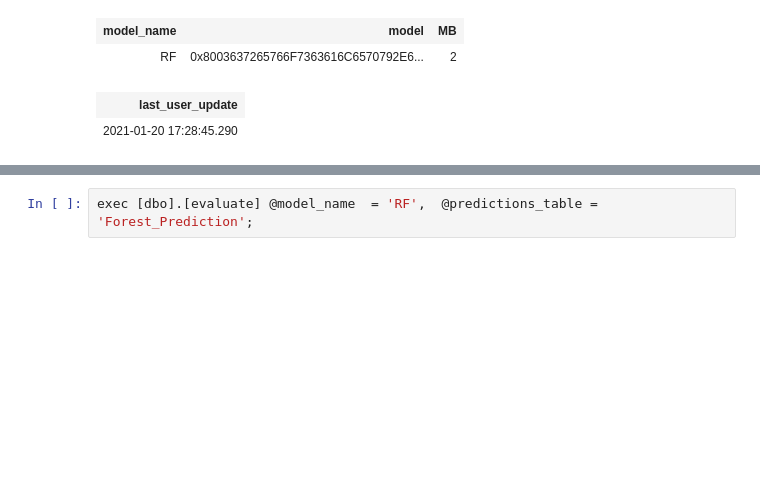
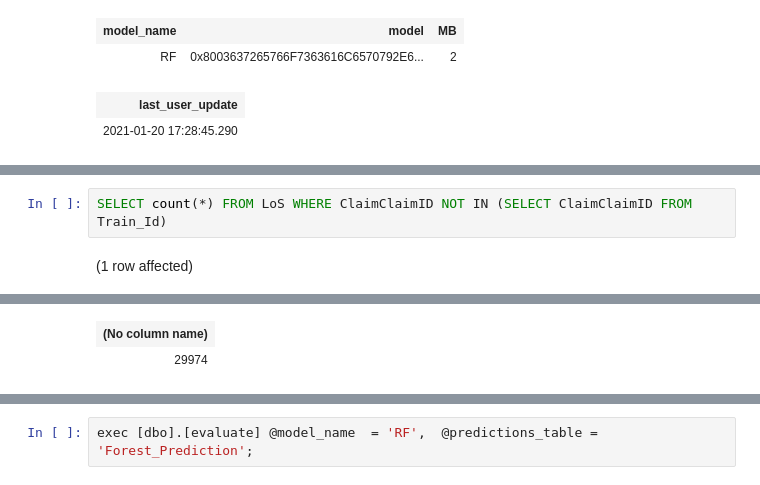
Before and after one commit to microsoft/r-server-hospital-length-of-stay, a Jupyter notebook: SQLPy/Claims/DbaHospitalLoSClaims.ipynb, the cells around one changed output, grey strips where cells are left out. Cells and saved outputs as stored; diff of their text form; blank space fills up the shorter version.

```diff
--- a/SQLPy/Claims/DbaHospitalLoSClaims.ipynb
+++ b/SQLPy/Claims/DbaHospitalLoSClaims.ipynb
@@ -125,0 +134,4 @@ Total execution time: 00:00:00.776
+# %%
+SELECT count(*) FROM LoS WHERE ClaimClaimID NOT IN (SELECT ClaimClaimID FROM Train_Id)
+# %% [output]
+(1 row affected)
@@ -126,2 +139,4 @@ Total execution time: 00:00:00.776
+| (No column name) |
+| 29974 |
 # %%
 EXEC [dbo].[score] @model_name = 'RF',
```
Also changed, not shown: parts of 4 cells of this notebook, 1 other file.
